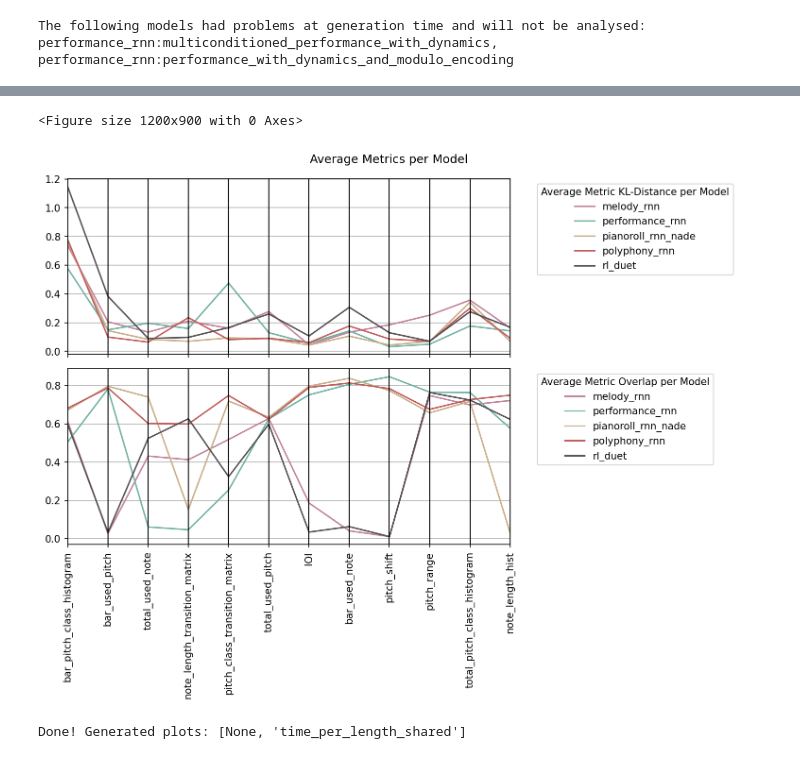
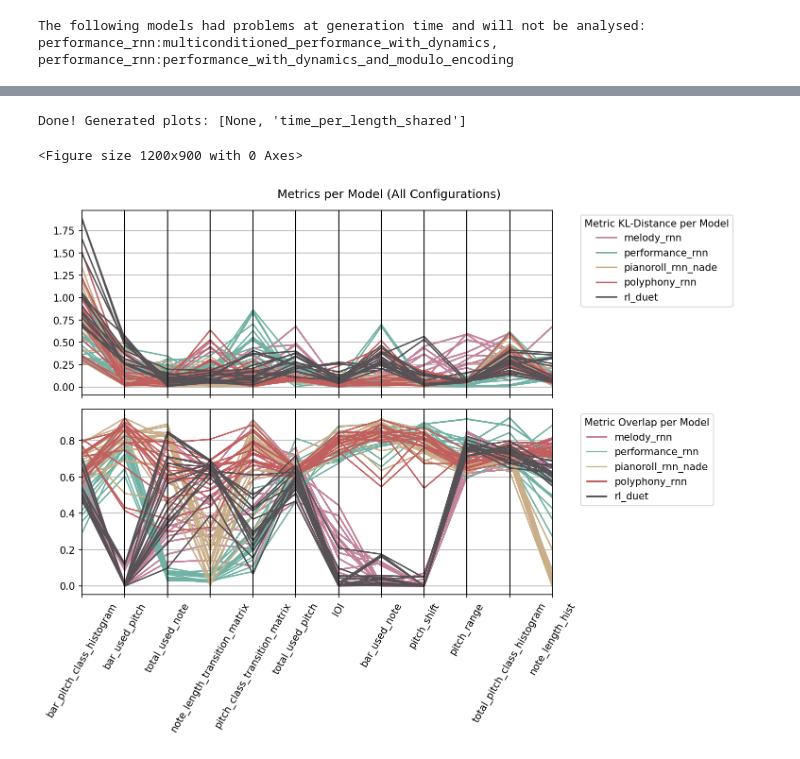
Before and after one commit to ghalestrilo/ornette, a Jupyter notebook: scripts/analysis.ipynb, the cells around one changed output, grey strips where cells are left out. Drawn from its saved outputs; the diff is of its cells as text; code cells hidden in the pictures.

Commit message:
⛏ make parallel multiplot (all configs)

```diff
--- a/scripts/analysis.ipynb
+++ b/scripts/analysis.ipynb
@@ -595,6 +595,9 @@ for l in plots:
 #         for ax in axs.flat:
 #             ax.label_outer()
 
+# Column names to filter out
+ignore_words = ['std', 'avg', 'kl', 'div', 'overlap']
+filter_metric_names = lambda list_: ['_'.join([x for x in name.split('_') if x not in ignore_words]) for name in list_]
 
 # PLOT: Heatmap By Configuration
 from matplotlib.colors import LogNorm
@@ -616,18 +619,36 @@ if False:
 
 # Parallel Coordinates Plot
 from pandas.plotting import parallel_coordinates
-if False:
+if True:
     df_by_config = df.copy()
+    a = plt.figure(dpi=150,figsize=(8,6))
+    fig, axs = plt.subplots(2, dpi=150,figsize=(10,8),sharex='col', sharey='row')
+    gs = fig.add_gridspec(2, 1, hspace=0, wspace=0)
+    plt.suptitle("Metrics per Model (All Configurations)")
+    # axs = gs.subplots(sharex='col', sharey='row')
+    plt.xticks(rotation=90)
 
-    for metricset in [overlaps, kl_divs]:
-        subset_df = df_by_config[metricset]
-        a = plt.figure(dpi=150,figsize=(8,6))
-        # a = plt.figure(dpi=150)
-        plt.xticks(rotation=90)
-        scaled_df = pd.DataFrame(subset_df, columns=metricset)
-        final_df = pd.concat([scaled_df, df_by_config['model']], axis=1)
-        pc = parallel_coordinates(final_df, 'model', colors=["#c3839c", "#72b2a4", "#c9ae89", "#c15e5e", "#565155"])
+    # TODO: I don't know how to plot
+    # stds = subset_df.groupby('model').std().reset_index()
+    metricsets = [ None
+                 , (kl_divs, "Metric KL-Distance per Model")
+                 , (overlaps, "Metric Overlap per Model")
+                 ][1:]
+
+    for i, (metricset, title) in enumerate(metricsets):
+        # Rename columns
+        subset_df = df_by_config[metricset + ['model']]
+        for inner_df in [subset_df, subset_df]:
+            inner_df.columns = filter_metric_names(inner_df.columns)
+        metricset = filter_metric_names(metricset)
+
+        final_df = pd.DataFrame(subset_df, columns=metricset)
+        final_df = pd.concat([final_df, subset_df['model']], axis=1)
+        # plots.append()
+        parallel_coordinates(final_df, 'model', colors=colors, ax=axs[i])
+        axs[i].legend(title=title, bbox_to_anchor=(1.05, 1), loc='upper left')
         plt.tight_layout()
+
         # plt.savefig('test.png')
         # plt.show()
 
@@ -645,16 +666,12 @@ colors = ["#c3839c", "#72b2a4", "#c9ae89", "#c15e5e", "#565155"]
 
 # Parallel Coordinates (Averages)
 from pandas.plotting import parallel_coordinates
-if True:
+if False:
     df_by_model = df.copy()
     df_by_model = df_by_model.groupby(('model')).mean().reset_index()
 
     # TODO: Create a function for everything below this line
     # This way we can make more plots like this one
-
-    # Column names to filter out
-    ignore_words = ['std', 'avg', 'kl', 'div', 'overlap']
-    filter_metric_names = lambda list_: ['_'.join([x for x in name.split('_') if x not in ignore_words]) for name in list_]
 
     # TODO: I don't know how to plot
     # stds = subset_df.groupby('model').std().reset_index()
@@ -668,36 +685,36 @@ if True:
     fig, axs = plt.subplots(2, dpi=150,figsize=(10,8),sharex='col', sharey='row')
     gs = fig.add_gridspec(2, 1, hspace=0, wspace=0)
     plt.suptitle("Average Metrics per Model")
     # axs = gs.subplots(sharex='col', sharey='row')
     plt.xticks(rotation=90)
 
     # Create Subplots
     for i, (metricset, title) in enumerate(metricsets):
 
         # Rename columns
         subset_df = df_by_model[metricset + ['model']]
         for inner_df in [subset_df, subset_df]:
             inner_df.columns = filter_metric_names(inner_df.columns)
         metricset = filter_metric_names(metricset)
 
         final_df = pd.DataFrame(subset_df, columns=metricset)
         final_df = pd.concat([final_df, subset_df['model']], axis=1)
         # plots.append()
         parallel_coordinates(final_df, 'model', colors=colors, ax=axs[i])
         axs[i].legend(title=title, bbox_to_anchor=(1.05, 1), loc='upper left')
         plt.tight_layout()
 
     plt.savefig('test.png')
     plt.show()
 
 # TODO
 # Parallel Coordinates (Best of each (ornette) vs baseline)
 
 print(f'Done! Generated plots: {plots_to_make}')
 # %% [output]
-<Figure size 1200x900 with 0 Axes>
+Done! Generated plots: [None, 'time_per_length_shared']
+<Figure size 1200x900 with 0 Axes>
-[figure, old version]
+[figure, new version]
-Done! Generated plots: [None, 'time_per_length_shared']
 # %%
 # print(df)
 print()
```
